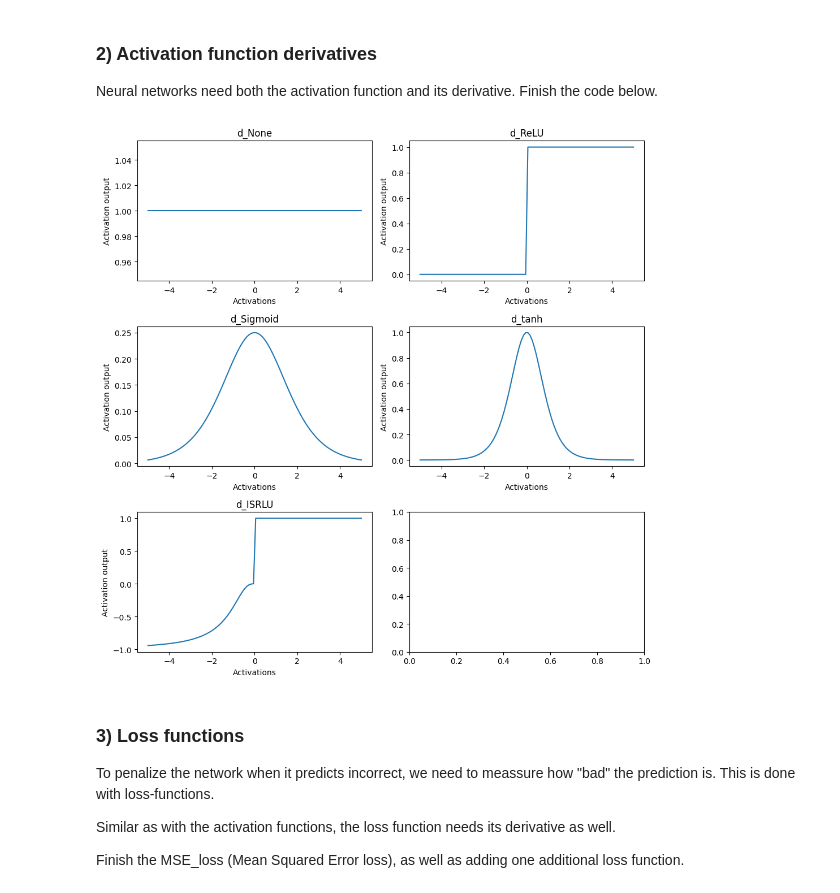
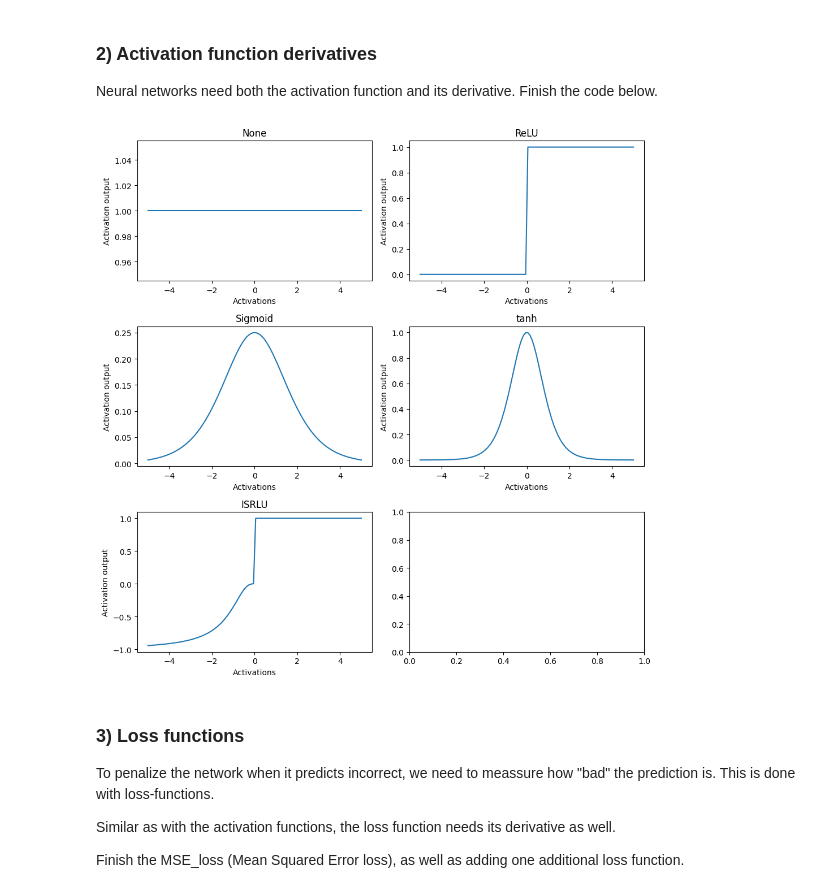
Before and after one commit to JoelScarinius/Neural_Network, a Jupyter notebook: ML-Assignment_3_Joel_Scarinius_Stavmo.ipynb, the cells around one changed output. Saved outputs shown, nothing was run; the diff lists cells and outputs as text; code cells hidden in the pictures.

```diff
--- a/ML-Assignment_3_Joel_Scarinius_Stavmo.ipynb
+++ b/ML-Assignment_3_Joel_Scarinius_Stavmo.ipynb
@@ -95,7 +95,7 @@ plt.show()
 Neural networks need both the activation function and its derivative. Finish the code below.
 # %%
 def d_relu(activations):
-	return np.where(np.greater(activations, 0), 1, 0)
+    return (activations > 0).astype(activations.dtype)
 # %%
 def d_sigmoid(activations):
     return np.multiply(sigmoid(activations), np.subtract(1, sigmoid(activations)))
@@ -106,40 +106,40 @@ def d_tanh(activations):
 def d_isrlu(activations):
     return np.where(np.greater_equal(activations, 0), 1, np.float_power(isrlu(activations), 3))
 # %%
-def d_activate(activations, selected_function = "d_None"):
+def d_activate(activations, selected_function = "None"):
     # if selected function is "d_None"
     dy = np.ones_like(activations)
-    if selected_function == "d_ReLU":
+    if selected_function == "ReLU":
         # TODO: Implement the "ReLU" derivative
         dy = d_relu(activations)
-    elif selected_function == "d_Sigmoid":
+    elif selected_function == "Sigmoid":
         # TODO: Implement the derivative of the activation function you chose yourself.
         dy = d_sigmoid(activations)
-    elif selected_function == "d_tanh":
+    elif selected_function == "tanh":
         # TODO: Implement the derivative of the activation function you chose yourself.
         dy = d_tanh(activations)
-    elif selected_function == "d_ISRLU":
+    elif selected_function == "ISRLU":
         # TODO: Implement the derivative of the activation function you chose yourself.
         dy = d_isrlu(activations)
     return dy
 # %%
 # TODO Test your activation function derivatives, is the returning values what you expect?
-activation_functions = ["d_None", "d_ReLU", "d_Sigmoid", "d_tanh", "d_ISRLU"]
+activation_functions = ["None", "ReLU", "Sigmoid", "tanh", "ISRLU"]
 
 figure, axes = plt.subplots(nrows=3, ncols=2, figsize=(10, 10))
 axes = axes.flatten()
 
 for i, activation_function in enumerate(activation_functions):
     y = d_activate(activations, selected_function=activation_function)
     axes[i].plot(activations, y)
     axes[i].set_title(activation_function)
     axes[i].set_xlabel("Activations")
     axes[i].set_ylabel("Activation output")
 
 plt.tight_layout()
 plt.show()
 # %% [output]
-[figure, old version]
+[figure, new version]
 # %% [markdown]
 ### 3) Loss functions
 
```
Also changed, not shown: parts of 7 cells of this notebook.
